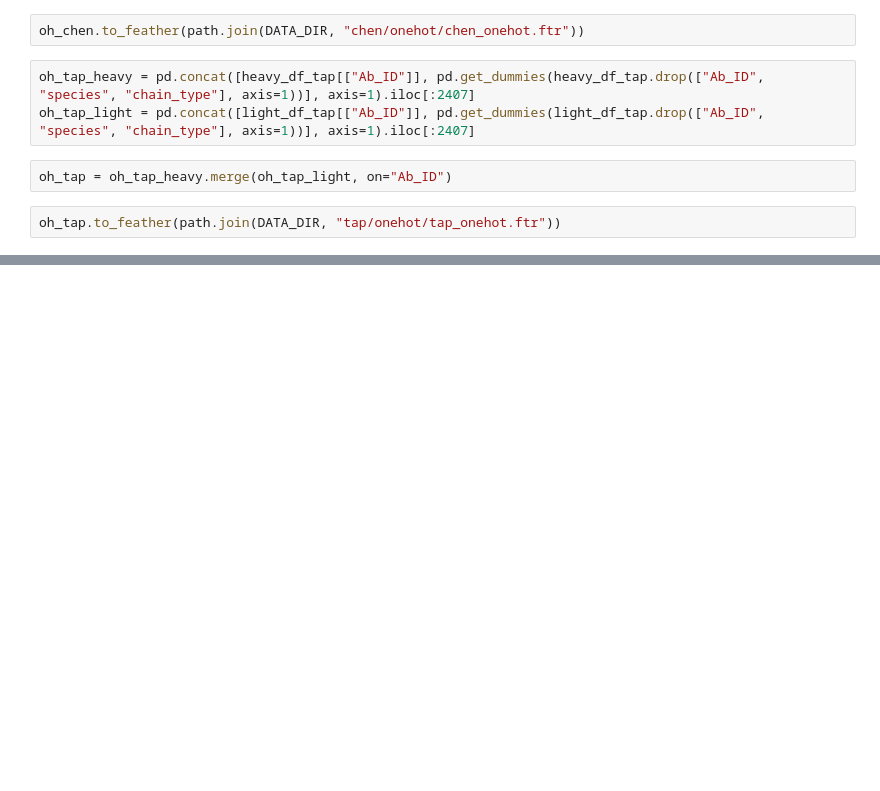
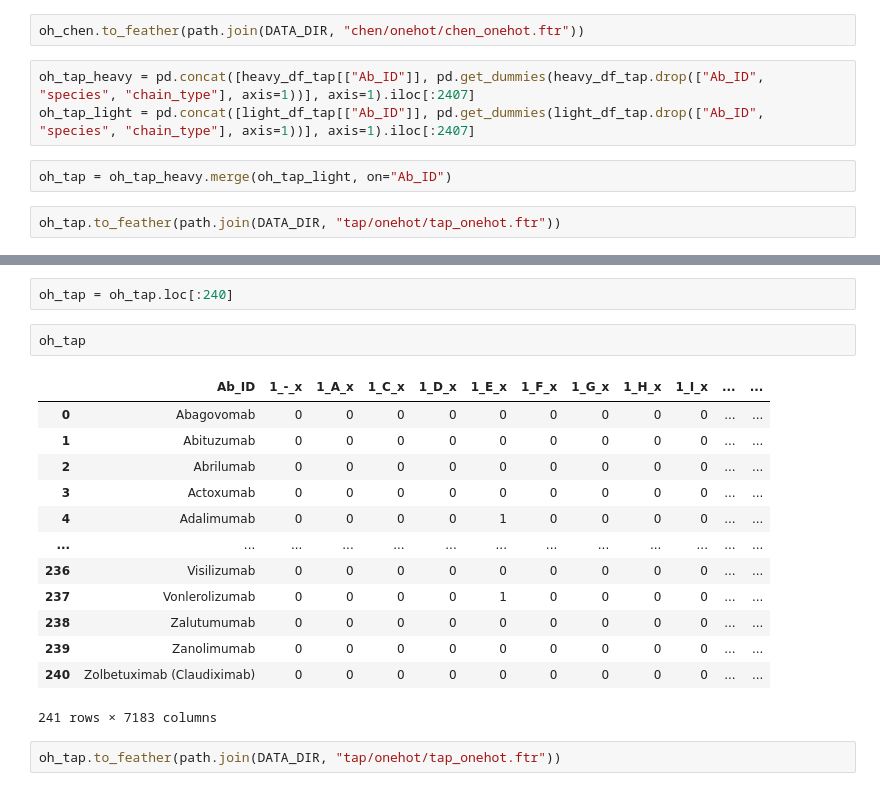
Before and after one commit to kvetab/di-pred, a Jupyter notebook: notebooks/data_processing/03b-universal-anarci-numbering.ipynb, the cells around one changed output, grey strips where cells are left out. Cells and saved outputs as stored; diff of their text form; blank space fills up the shorter version.

```diff
--- a/notebooks/data_processing/03b-universal-anarci-numbering.ipynb
+++ b/notebooks/data_processing/03b-universal-anarci-numbering.ipynb
@@ -181,0 +216,20 @@ oh_tap.to_feather(path.join(DATA_DIR, "tap/onehot/tap_onehot.ftr"))
+# %%
+oh_tap = oh_tap.loc[:240]
+# %%
+oh_tap
+# %% [output]
+|  | Ab_ID | 1_-_x | 1_A_x | 1_C_x | 1_D_x | 1_E_x | 1_F_x | 1_G_x | 1_H_x | 1_I_x | ... | ... |
+| 0 | Abagovomab | 0 | 0 | 0 | 0 | 0 | 0 | 0 | 0 | 0 | ... | ... |
+| 1 | Abituzumab | 0 | 0 | 0 | 0 | 0 | 0 | 0 | 0 | 0 | ... | ... |
+| 2 | Abrilumab | 0 | 0 | 0 | 0 | 0 | 0 | 0 | 0 | 0 | ... | ... |
+| 3 | Actoxumab | 0 | 0 | 0 | 0 | 0 | 0 | 0 | 0 | 0 | ... | ... |
+| 4 | Adalimumab | 0 | 0 | 0 | 0 | 1 | 0 | 0 | 0 | 0 | ... | ... |
+| ... | ... | ... | ... | ... | ... | ... | ... | ... | ... | ... | ... | ... |
+| 236 | Visilizumab | 0 | 0 | 0 | 0 | 0 | 0 | 0 | 0 | 0 | ... | ... |
+| 237 | Vonlerolizumab | 0 | 0 | 0 | 0 | 1 | 0 | 0 | 0 | 0 | ... | ... |
+| 238 | Zalutumumab | 0 | 0 | 0 | 0 | 0 | 0 | 0 | 0 | 0 | ... | ... |
+| 239 | Zanolimumab | 0 | 0 | 0 | 0 | 0 | 0 | 0 | 0 | 0 | ... | ... |
+| 240 | Zolbetuximab (Claudiximab) | 0 | 0 | 0 | 0 | 0 | 0 | 0 | 0 | 0 | ... | ... |
+241 rows × 7183 columns
+# %%
+oh_tap.to_feather(path.join(DATA_DIR, "tap/onehot/tap_onehot.ftr"))
```
Also changed, not shown: parts of 2 cells of this notebook, 1 other file.
